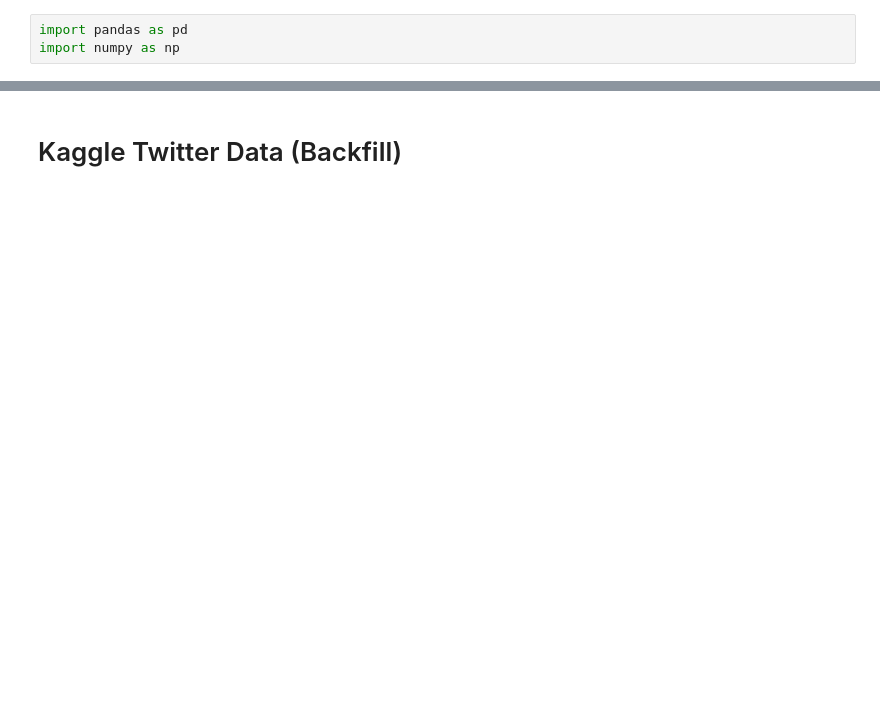
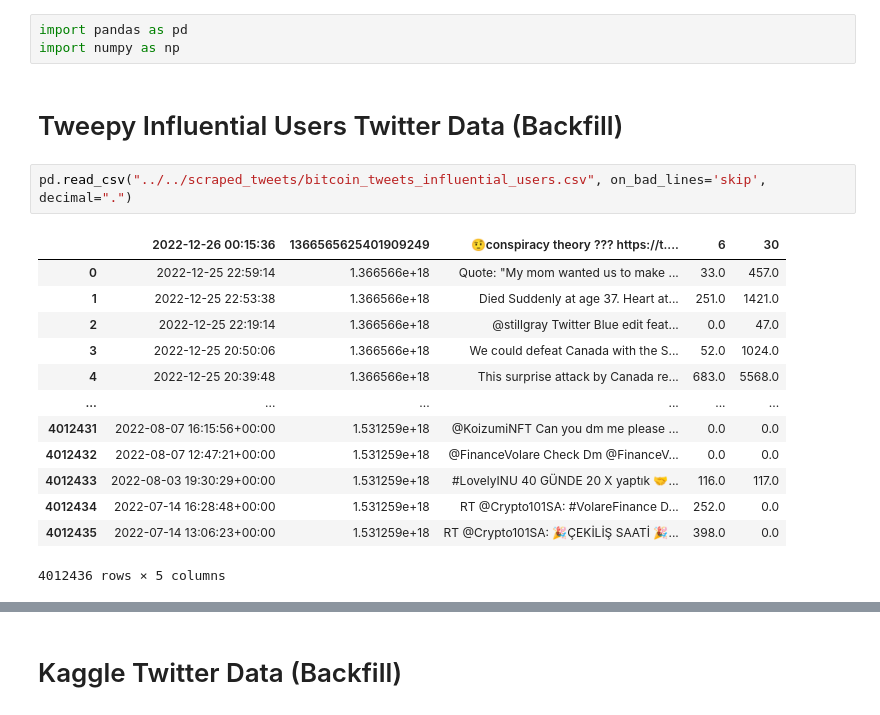
Before and after one commit to daniel-rdt/twitter_bitcoin_sentiment_ml, a Jupyter notebook: testing/tweets_preprocess.ipynb, the cells around one changed output, grey strips where cells are left out. Drawn from its saved outputs; the diff is of its cells as text; blank space fills up the shorter version.

```diff
--- a/testing/tweets_preprocess.ipynb
+++ b/testing/tweets_preprocess.ipynb
@@ -1,3 +1,21 @@
 # %%
 import pandas as pd
 import numpy as np
+# %% [markdown]
+# Tweepy Influential Users Twitter Data (Backfill)
+# %%
+pd.read_csv("../../scraped_tweets/bitcoin_tweets_influential_users.csv", on_bad_lines='skip', decimal=".")
+# %% [output]
+|  | 2022-12-26 00:15:36 | 1366565625401909249 | 🤨conspiracy theory ??? https://t.... | 6 | 30 |
+| 0 | 2022-12-25 22:59:14 | 1.366566e+18 | Quote: "My mom wanted us to make ... | 33.0 | 457.0 |
+| 1 | 2022-12-25 22:53:38 | 1.366566e+18 | Died Suddenly at age 37. Heart at... | 251.0 | 1421.0 |
+| 2 | 2022-12-25 22:19:14 | 1.366566e+18 | @stillgray Twitter Blue edit feat... | 0.0 | 47.0 |
+| 3 | 2022-12-25 20:50:06 | 1.366566e+18 | We could defeat Canada with the S... | 52.0 | 1024.0 |
+| 4 | 2022-12-25 20:39:48 | 1.366566e+18 | This surprise attack by Canada re... | 683.0 | 5568.0 |
+| ... | ... | ... | ... | ... | ... |
+| 4012431 | 2022-08-07 16:15:56+00:00 | 1.531259e+18 | @KoizumiNFT Can you dm me please ... | 0.0 | 0.0 |
+| 4012432 | 2022-08-07 12:47:21+00:00 | 1.531259e+18 | @FinanceVolare Check Dm @FinanceV... | 0.0 | 0.0 |
+| 4012433 | 2022-08-03 19:30:29+00:00 | 1.531259e+18 | #LovelyINU 40 GÜNDE 20 X yaptık 🤝... | 116.0 | 117.0 |
+| 4012434 | 2022-07-14 16:28:48+00:00 | 1.531259e+18 | RT @Crypto101SA: #VolareFinance D... | 252.0 | 0.0 |
+| 4012435 | 2022-07-14 13:06:23+00:00 | 1.531259e+18 | RT @Crypto101SA: 🎉ÇEKİLİŞ SAATİ 🎉... | 398.0 | 0.0 |
+4012436 rows × 5 columns
```
Also changed, not shown: parts of 5 cells of this notebook, 2 other files.
